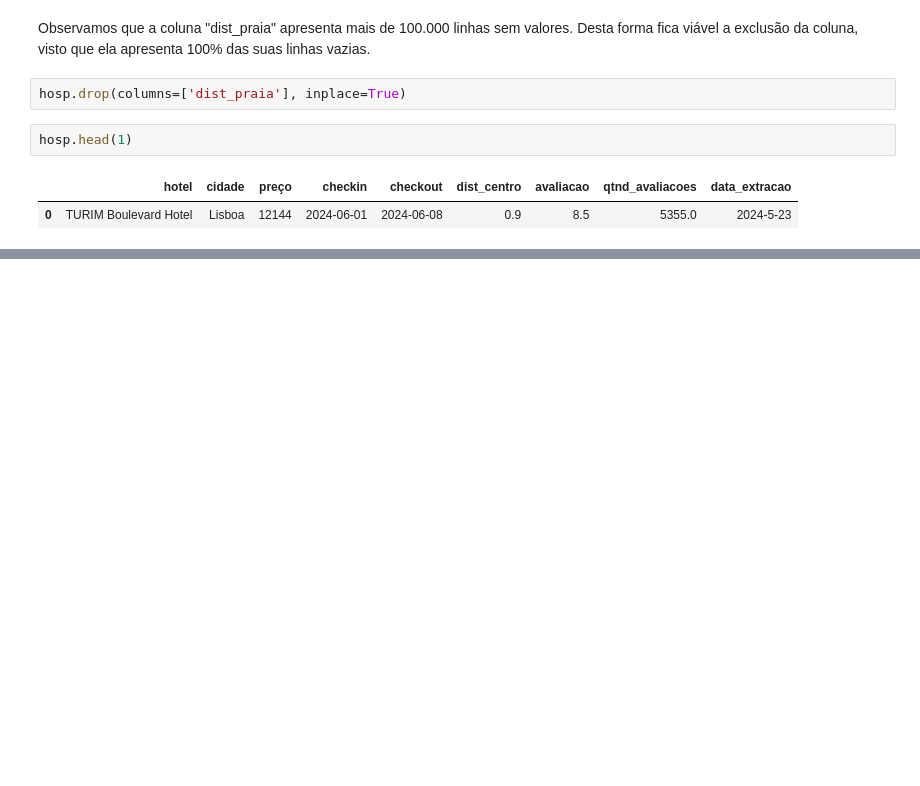
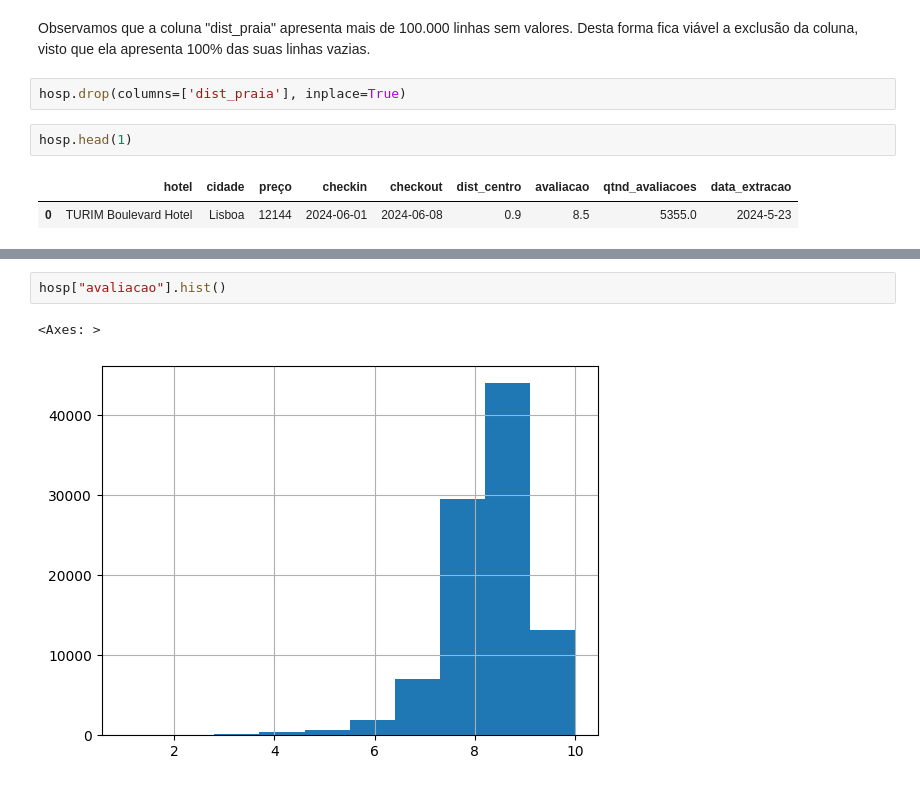
Before and after one commit to clarabarretto/data-science, a Jupyter notebook: pre-processing/pre-processing.ipynb, the cells around one changed output, grey strips where cells are left out. Saved outputs shown, nothing was run; the diff lists cells and outputs as text; blank space fills up the shorter version.

```diff
--- a/pre-processing/pre-processing.ipynb
+++ b/pre-processing/pre-processing.ipynb
@@ -87,0 +103,5 @@ hosp.head(1)
+# %%
+hosp["avaliacao"].hist()
+# %% [output]
+<Axes: >
+[figure, added]
```
Also changed, not shown: parts of 11 cells of this notebook.
